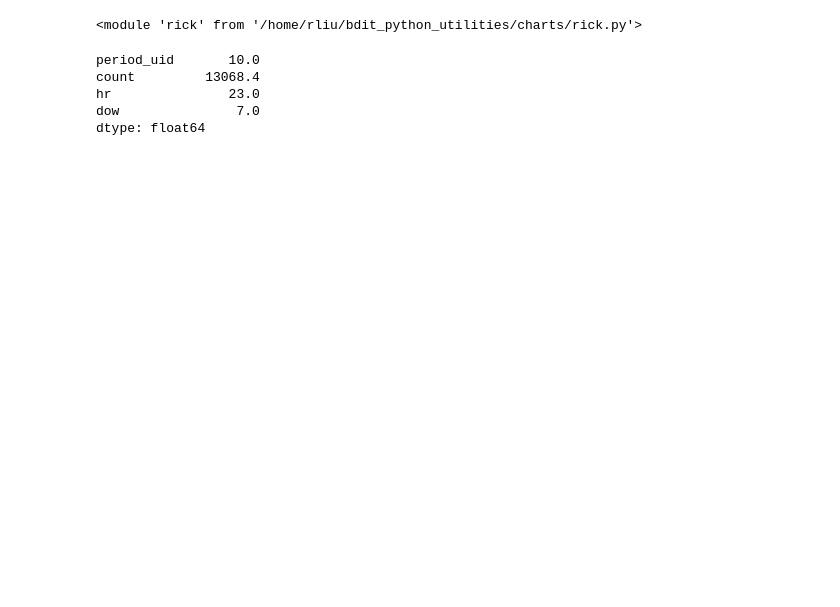
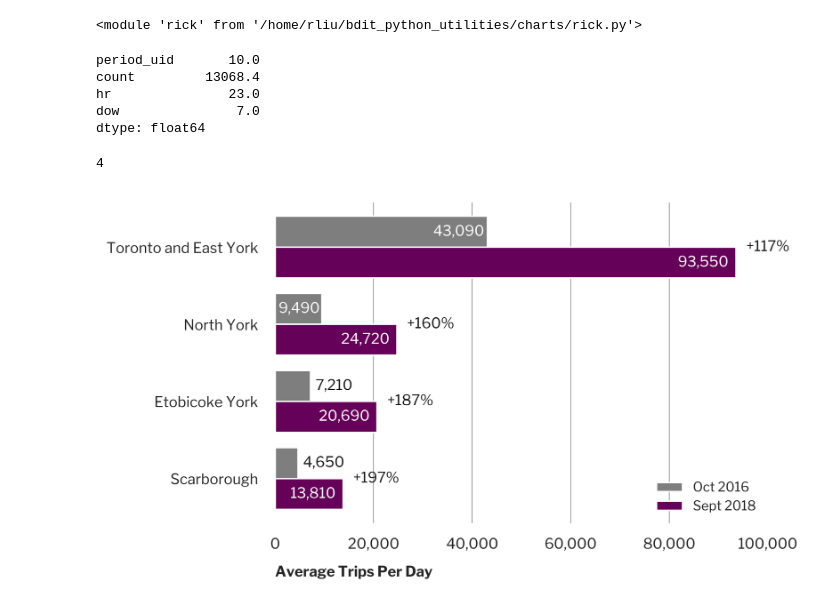
Before and after one commit to CityofToronto/bdit_python_utilities, a Jupyter notebook: charts/module_test.ipynb, the cells around one changed output. Drawn from its saved outputs; the diff is of its cells as text; code cells hidden in the pictures; blank space fills up the shorter version.

```diff
--- a/charts/module_test.ipynb
+++ b/charts/module_test.ipynb
@@ -225,0 +290,53 @@ dtype: float64
+# %%
+len(district)
+# %% [output]
+4
+# %%
+grey = '#7f7e7e'
+leg_font = font_manager.FontProperties(family='Libre Franklin',size=9)
+# %%
+ind = np.arange(4)
+
+fig, ax = plt.subplots()
+fig.set_size_inches(6.1, 4.1)
+ax.grid(color='k', linestyle='-', linewidth=0.25)
+
+p1 = ax.barh(ind+0.4, district['count1'], 0.4, align='center', color = grey)
+p2 = ax.barh(ind, district['count2'], 0.4, align='center', color = purple)
+ax.xaxis.set_major_formatter(mpl.ticker.StrMethodFormatter('{x:,.0f}'))
+
+ax.xaxis.grid(True)
+ax.yaxis.grid(False)
+ax.set_yticks(ind+0.4/2)
+ax.set_xlim(0,100000)
+ax.set_yticklabels(district['area_name'])
+ax.set_xlabel('Average Trips Per Day',  horizontalalignment='left', x=0, labelpad=10, fontname = 'Libre Franklin', fontsize=10, fontweight = 'bold')
+
+ax.set_facecolor('xkcd:white')
+j=0
+for i in district['count2']:
+    if i < 10000:
+        ax.annotate(str(format(int(round(i,-1)), ',')), xy=(i-0.015*100000, j-0.05), ha = 'right', color = 'w', fontname = 'Libre Franklin', fontsize=10)
+    else:
+        ax.annotate(str(format(int(round(i,-1)), ',')), xy=(i-0.015*100000, j-0.05), ha = 'right', color = 'w', fontname = 'Libre Franklin', fontsize=10)
+    j=j+1
+j=0.4
+for i in district['count1']:
+    if i < 9000:
+        ax.annotate(str(format(int(round(i,-1)), ',')), xy=(i+1000, j-0.05), color = 'k', fontname = 'Libre Franklin', fontsize=10)
+
+    elif i < 10000:
+        ax.annotate(str(format(int(round(i,-1)), ',')), xy=(i-8800, j-0.05), color = 'w', fontname = 'Libre Franklin', fontsize=10)
+    else:
+        ax.annotate(str(format(int(round(i,-1)), ',')), xy=(i-11000, j-0.05), color = 'w', fontname = 'Libre Franklin', fontsize=10)
+    j=j+1
+j=0.15
+for index, row in district.iterrows():
+    ax.annotate('+'+str(format(int(round(row['yoy_growth'],0)), ','))+'%', xy=(row['count2']+2000, j), color = 'k', fontname = 'Libre Franklin', fontsize=10)
+    j=j+1
+ax.legend((p1[0], p2[0]), ('Oct 2016', 'Sept 2018'), loc=4, frameon=False, prop=leg_font)
+plt.xticks(range(0,110000,20000), fontname = 'Libre Franklin', fontsize =10)
+plt.yticks( fontname = 'Libre Franklin', fontsize =10)
+plt.show()
+# %% [output]
+[figure, added]
```
Also changed, not shown: parts of 9 cells of this notebook, 2 other files.
